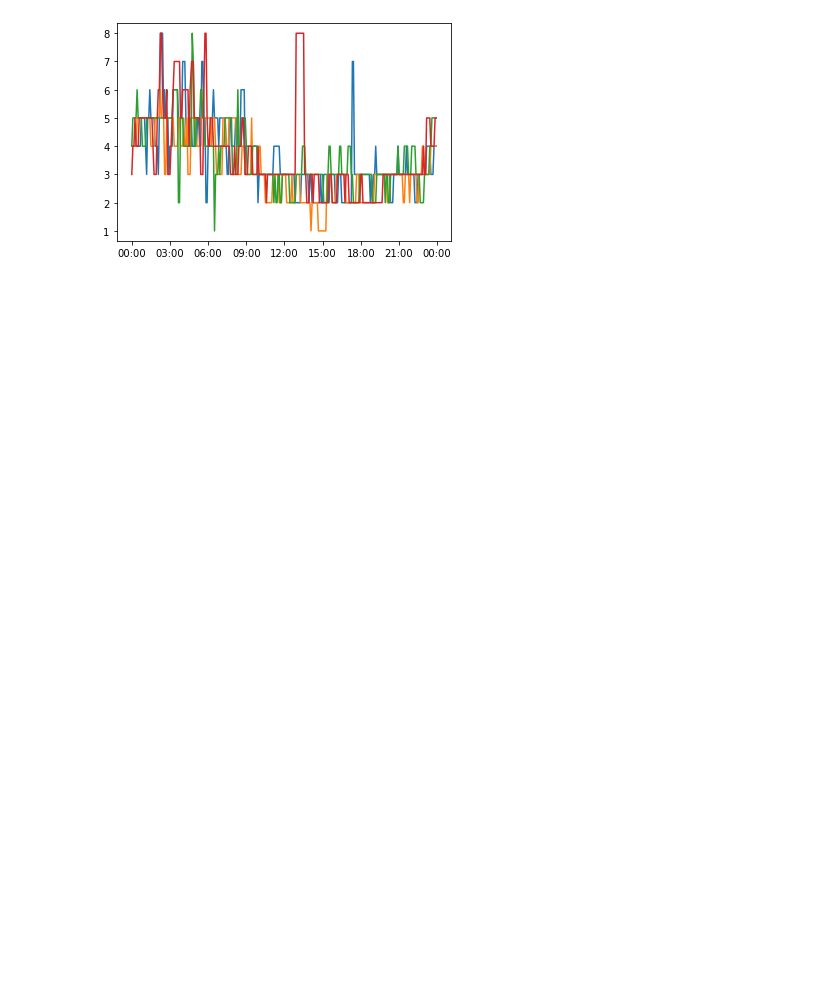
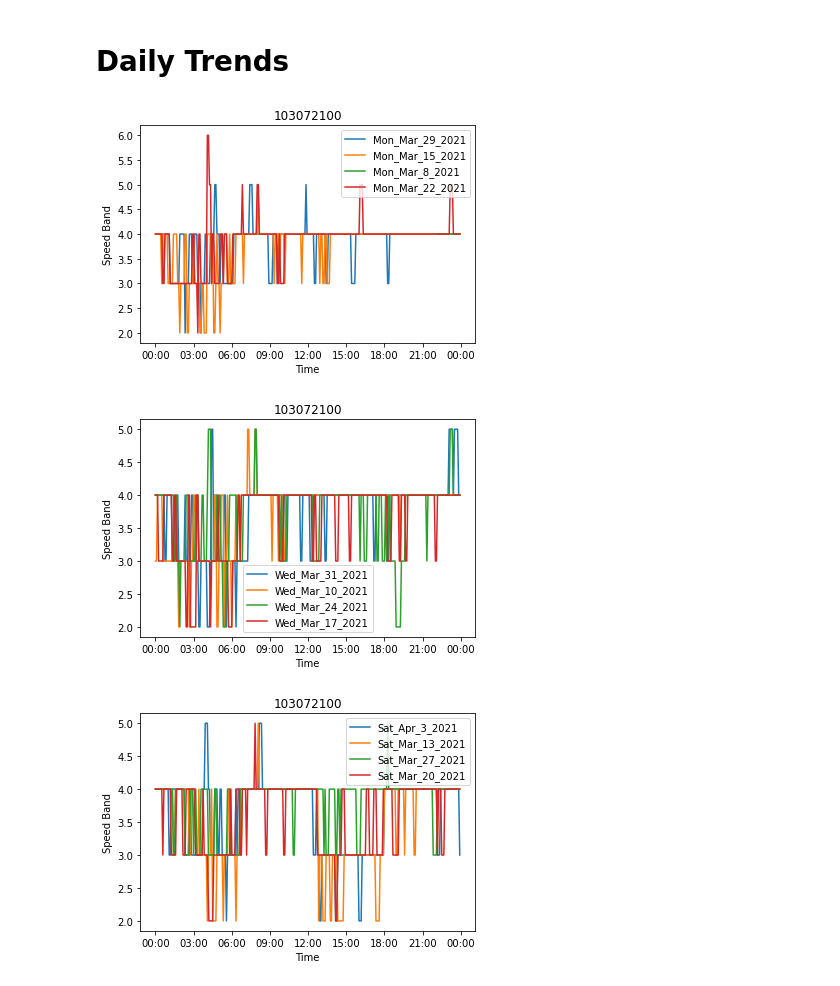
Before and after one commit to EYLeong/traffic_prediction, a Jupyter notebook: Data Visualisation.ipynb, the cells around one changed output. Drawn from its saved outputs; the diff is of its cells as text; code cells hidden in the pictures; blank space fills up the shorter version.

Commit message:
link proximity and daily trends

```diff
--- a/Data Visualisation.ipynb
+++ b/Data Visualisation.ipynb
@@ -56,4 +127,0 @@ def plot_all_speedbands(datadir, day, link_id):
-# %%
-plot_all_speedbands(DATA_DIR, "Fri", TEST_ID2)
-# %% [output]
-[figure, removed]
@@ -59,0 +132,10 @@ plot_all_speedbands(DATA_DIR, "Fri", TEST_ID2)
+# %% [markdown]
+# Daily Trends
+# %%
+plot_all_speedbands(DATA_DIR, "Mon", TEST_1)
+plot_all_speedbands(DATA_DIR, "Wed", TEST_1)
+plot_all_speedbands(DATA_DIR, "Sat", TEST_1)
+# %% [output]
+[figure, added]
+[figure, added]
+[figure, added]
```
Also changed, not shown: parts of 10 cells of this notebook.
